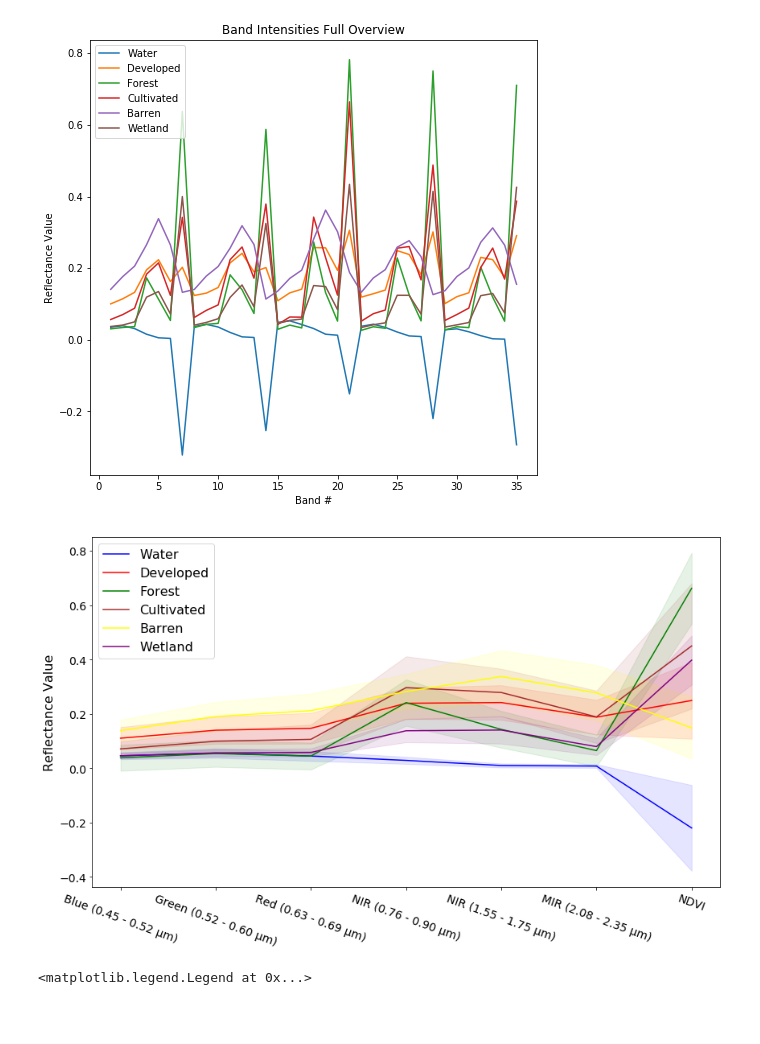
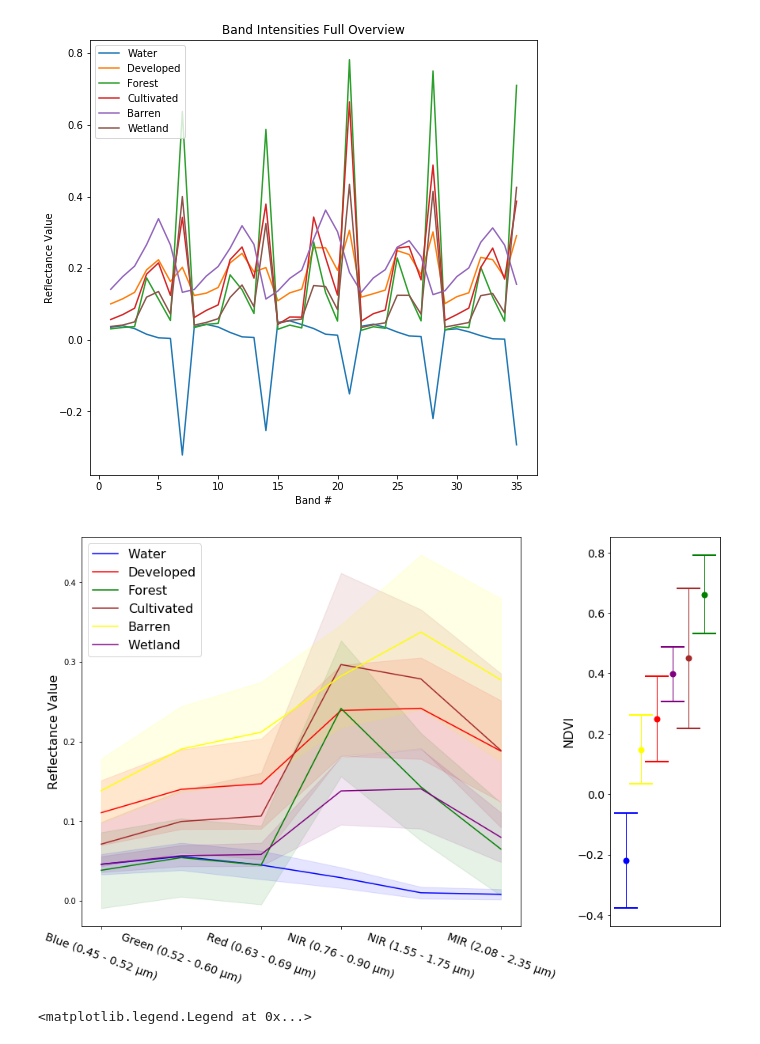
Before and after one commit to patrickcgray/landcover_rcnn, a Jupyter notebook: Clustering and Viz Experimentation.ipynb, the cells around one changed output. Cells and saved outputs as stored; diff of their text form; code cells hidden in the pictures; blank space fills up the shorter version.

Commit message:
adding changes from revision work for RSE mostly around figures and additional accuray metrics

```diff
--- a/Clustering and Viz Experimentation.ipynb
+++ b/Clustering and Viz Experimentation.ipynb
@@ -347,43 +347,64 @@ ax.legend(loc='upper left')
 <matplotlib.legend.Legend at 0x...>
 [figure]
 # %%
-fig, ax = plt.subplots(1,1, figsize=[14,8])
+fig = plt.figure(constrained_layout=True, figsize=[12,8])
+
+gs = fig.add_gridspec(1,10)
+ax = fig.add_subplot(gs[:, :-2])
+ax2 = fig.add_subplot(gs[:,-2:])
 
 # numbers 1-8
-band_count = np.arange(1,8)
+band_count = np.arange(1,7)
+band_num = 6
 
 colors = ['blue', 'red', 'green', 'brown', 'yellow', 'purple']
 
 for class_index in class_dict:
     # reshape into 5 time steps of
     time_steps = len(tiles['028012'])
-    band_intensity = np.mean(all_imgs[lc_lab==class_index,:,:].reshape(-1,time_steps,7), axis=(0,1))
-    band_std = np.std(all_imgs[lc_lab==class_index,:,:].reshape(-1,time_steps,7), axis=(0,1))
+    band_intensity = np.mean(all_imgs[lc_lab==class_index,:,:band_num].reshape(-1,time_steps,band_num), axis=(0,1))
+    band_std = np.std(all_imgs[lc_lab==class_index,:,:band_num].reshape(-1,time_steps,band_num), axis=(0,1))
     ax.plot(band_count, band_intensity, label=class_dict[class_index], color=colors[class_index])
     #ax.errorbar(band_count, band_intensity, band_std, fmt='o', color=colors[class_index])
     ax.fill_between(band_count, band_intensity-band_std, band_intensity+band_std, color=colors[class_index], alpha=0.1)
 # plot them as lines
 
 # Add some axis labels
-ax.set_xticks(np.arange(1, 8, step=1))
-ax.tick_params(axis='both', which='major', labelsize=14)
+ax.set_xticks(np.arange(1, 7, step=1))
+
 
 ax.set_xticklabels(['Blue (0.45 - 0.52 µm)',
 'Green (0.52 - 0.60 µm)',
 'Red (0.63 - 0.69 µm)',
 'NIR (0.76 - 0.90 µm)',
 'NIR (1.55 - 1.75 µm)',
-'MIR (2.08 - 2.35 µm)',
-'NDVI'], rotation=-20, fontsize=14)
+'MIR (2.08 - 2.35 µm)'], rotation=-20, fontsize=14)
 
 
+
+for idx, class_index in enumerate([0,4,1,5,3,2]):
+    # reshape into 5 time steps of
+    time_steps = len(tiles['028012'])
+    band_intensity = np.mean(all_imgs[lc_lab==class_index,:,band_num:].reshape(-1,time_steps,1), axis=(0,1))
+    band_std = np.std(all_imgs[lc_lab==class_index,:,band_num:].reshape(-1,time_steps,1), axis=(0,1))
+    #ax.plot(1, band_intensity, label=class_dict[class_index], color=colors[class_index])
+    ax2.errorbar(idx, band_intensity, yerr=band_std, fmt='o', color=colors[class_index], capsize=15, elinewidth=1, markeredgewidth=2, alpha=1)
+    #ax.errorbar(band_count, band_intensity, band_std, fmt='o', color=colors[class_index])
+    #ax2.fill_between(1, band_intensity-band_std, band_intensity+band_std, color=colors[class_index], alpha=0.1)
+# plot them as lines
+
+ax2.set_xticks([])
+ax2.set_xlim(-1,6)
+ax2.tick_params(axis='both', which='major', labelsize=14)
+
 ax.set_ylabel('Reflectance Value', fontsize=16)
+ax2.set_ylabel('NDVI', fontsize=16)
 # Add a title
 #ax.set_title('Band Intensities Full Overview')
 ax.legend(loc='upper left', fontsize=16)
 fig.savefig('spectral_sigs.png', bbox_inches='tight', dpi=600)
 # %% [output]
-[figure, old version]
+[figure, new version]
 # %%
 fig, ax = plt.subplots(1,1, figsize=[8,8])
 
```
Also changed, not shown: 3 other files.
